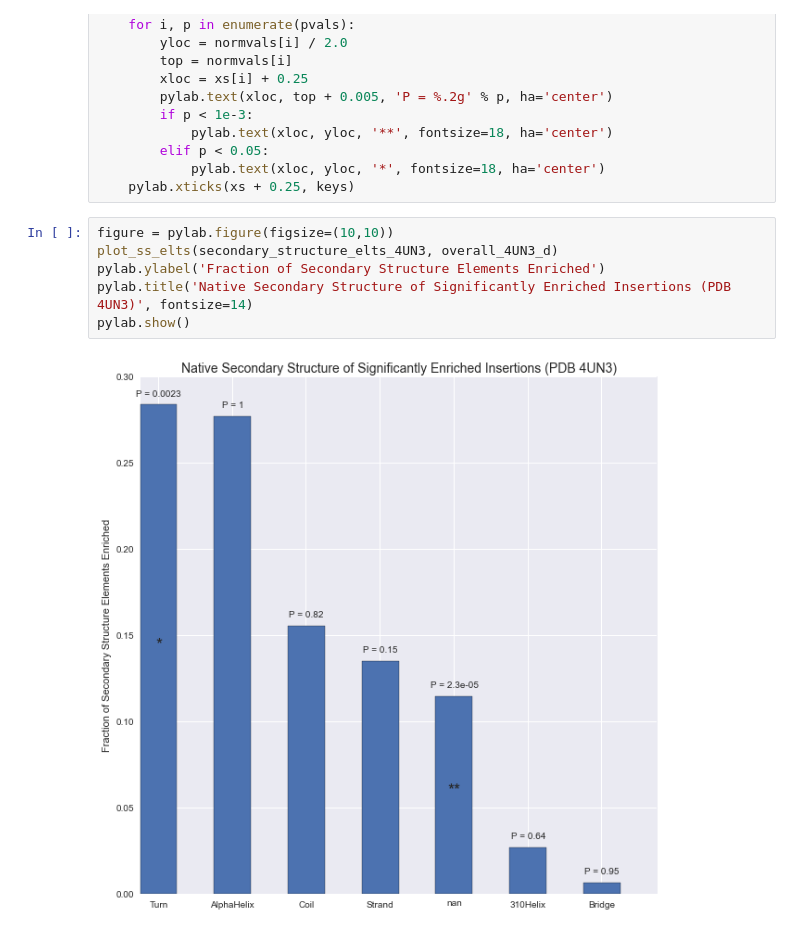
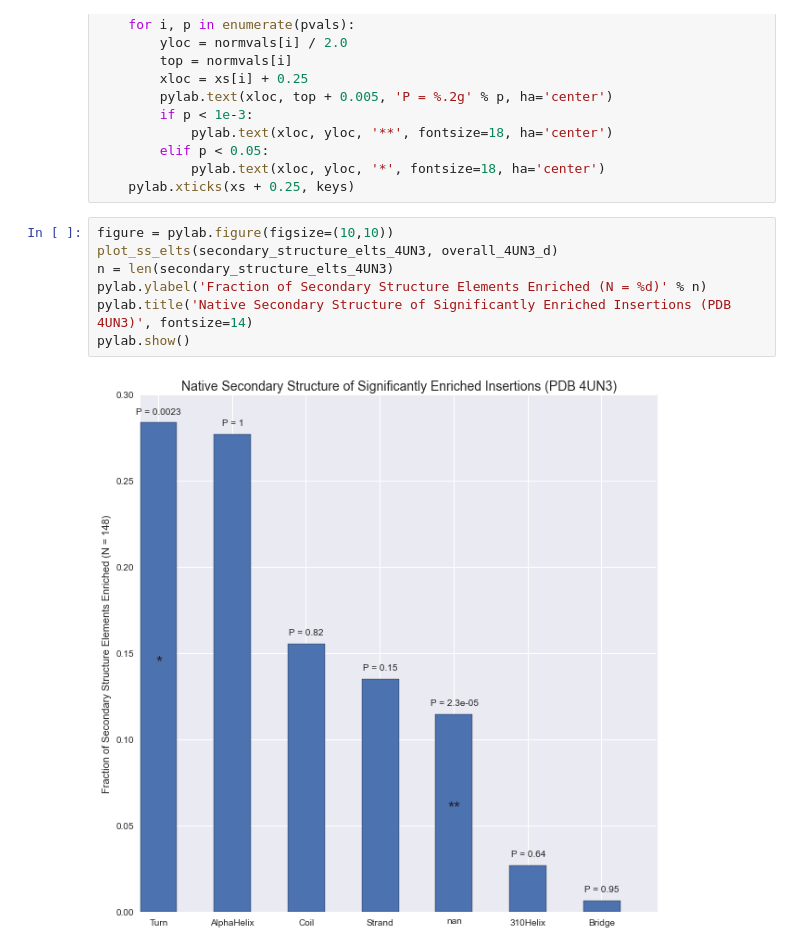
Before and after one commit to flamholz/arC9, a Jupyter notebook: ipython_notebooks/Cas9 Secondary Structure Analysis.ipynb, the cells around one changed output. Drawn from its saved outputs; the diff is of its cells as text.

Commit message:
Add N to plot.

```diff
--- a/ipython_notebooks/Cas9 Secondary Structure Analysis.ipynb
+++ b/ipython_notebooks/Cas9 Secondary Structure Analysis.ipynb
@@ -97,11 +97,12 @@ def plot_ss_elts(ss_elts, overall_dist):
 # %%
 figure = pylab.figure(figsize=(10,10))
 plot_ss_elts(secondary_structure_elts_4UN3, overall_4UN3_d)
-pylab.ylabel('Fraction of Secondary Structure Elements Enriched')
+n = len(secondary_structure_elts_4UN3)
+pylab.ylabel('Fraction of Secondary Structure Elements Enriched (N = %d)' % n)
 pylab.title('Native Secondary Structure of Significantly Enriched Insertions (PDB 4UN3)', fontsize=14)
 pylab.show()
 # %% [output]
-[figure, old version]
+[figure, new version]
 # %%
 figure = pylab.figure(figsize=(10,10))
 plot_ss_elts(secondary_structure_elts_4CMP, overall_4CMP_d)
```
Also changed, not shown: parts of 2 cells of this notebook.
